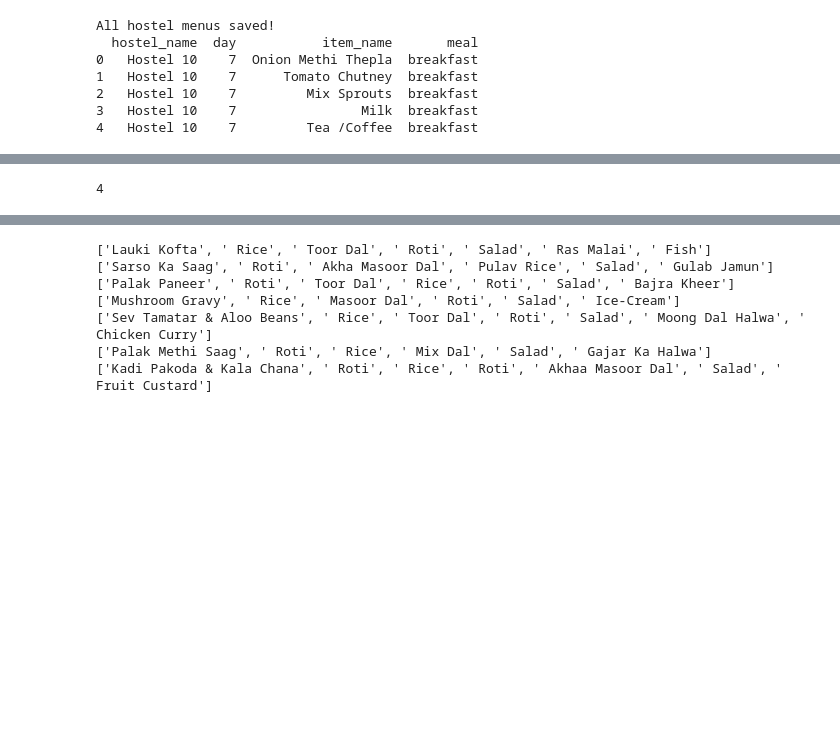
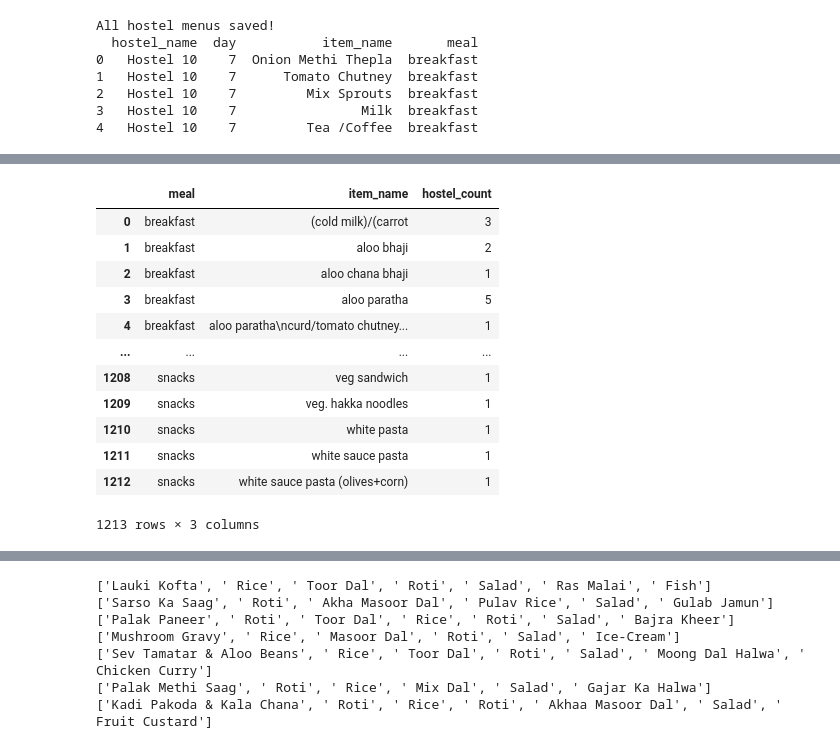
Before and after one commit to Ashwanth119/MessMetrics, a Jupyter notebook: backend-fastapi/test.ipynb, the cells around one changed output, grey strips where cells are left out. Saved outputs shown, nothing was run; the diff lists cells and outputs as text; code cells hidden in the pictures; blank space fills up the shorter version.

```diff
--- a/backend-fastapi/test.ipynb
+++ b/backend-fastapi/test.ipynb
@@ -105,2 +131,20 @@ All hostel menus saved!
 # %%
-df
+hostels=[]
+for i in data:
+    hostels.append(i['name'])
+
+meals = ['lunch', 'dinner','snacks','breakfast']
+
+filtered = df[
+    df['hostel_name'].isin(hostels) &
+    df['meal'].str.lower().isin(meals)
+].copy()
+
+filtered['item_name'] = filtered['item_name'].str.strip().str.lower()
+
+# Count how many distinct hostels serve each item per meal
+common_items = (
+    filtered.groupby(['meal', 'item_name'])['hostel_name']
+    .nunique()
+    .reset_index(name='hostel_count')
+)
@@ -117,7 +151,21 @@ df
 # %%
-df.shape[1]
+df3=pd.DataFrame(common_items)
-# %% [output]
-4
+# %%
+df3
+# %% [output]
+|  | meal | item_name | hostel_count |
+| 0 | breakfast | (cold milk)/(carrot | 3 |
+| 1 | breakfast | aloo bhaji | 2 |
+| 2 | breakfast | aloo chana bhaji | 1 |
+| 3 | breakfast | aloo paratha | 5 |
+| 4 | breakfast | aloo paratha\ncurd/tomato chutney... | 1 |
+| ... | ... | ... | ... |
+| 1208 | snacks | veg sandwich | 1 |
+| 1209 | snacks | veg. hakka noodles | 1 |
+| 1210 | snacks | white pasta | 1 |
+| 1211 | snacks | white sauce pasta | 1 |
+| 1212 | snacks | white sauce pasta (olives+corn) | 1 |
+1213 rows × 3 columns
 # %%
 df_reset = df.reset_index()
 df_reset
```
Also changed, not shown: parts of 5 cells of this notebook, 1 other file.
